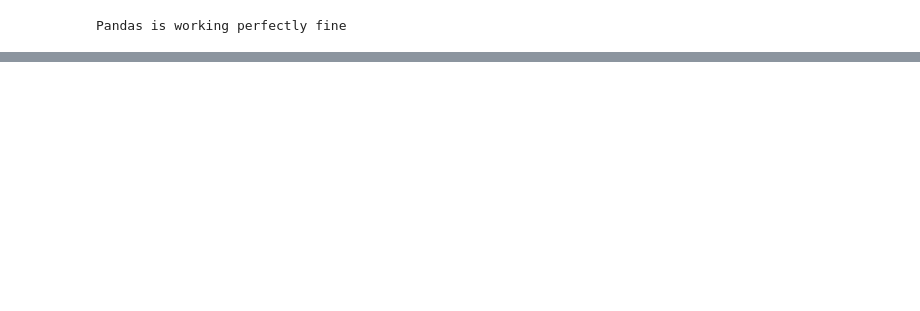
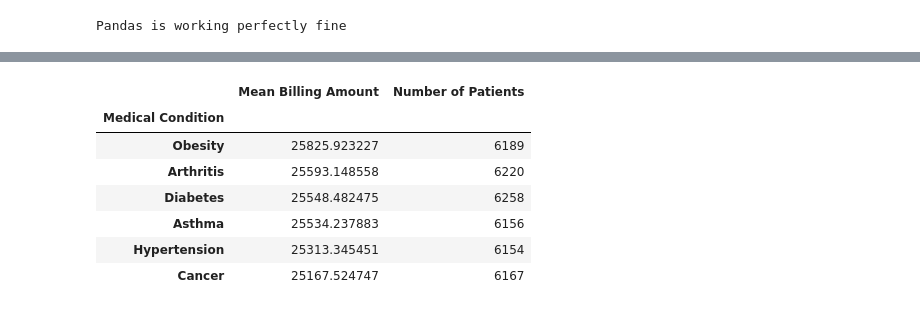
Before and after one commit to agbahovbejasmine-del/hospital_data_project, a Jupyter notebook: hospital_analysis.ipynb, the cells around one changed output, grey strips where cells are left out. Cells and saved outputs as stored; diff of their text form; code cells hidden in the pictures; blank space fills up the shorter version.

```diff
--- a/hospital_analysis.ipynb
+++ b/hospital_analysis.ipynb
@@ -38,0 +39,16 @@ Pandas is working perfectly fine
+# %%
+df['Medical Condition'].value_counts()
+# I noticed that diabetes is the most common medical condition, so I checked the mean billing amount for patients in descending order
+df.groupby('Medical Condition')['Billing Amount'].mean().sort_values(ascending=False)
+# I then created a new dataframe to display the mean billing amount for each medical condition in descending order, as well as the frequency of each condition via joining.
+mean_count = pd.DataFrame(df.groupby('Medical Condition')['Billing Amount'].mean().sort_values(ascending=False)).rename(columns={'Billing Amount':'Mean Billing Amount'}).join(df['Medical Condition'].value_counts()).rename(columns={'count':'Number of Patients'})
+mean_count
+# %% [output]
+|  | Mean Billing Amount | Number of Patients |
+| Medical Condition |  |  |
+| Obesity | 25825.923227 | 6189 |
+| Arthritis | 25593.148558 | 6220 |
+| Diabetes | 25548.482475 | 6258 |
+| Asthma | 25534.237883 | 6156 |
+| Hypertension | 25313.345451 | 6154 |
+| Cancer | 25167.524747 | 6167 |
```
Also changed, not shown: parts of 7 cells of this notebook.
